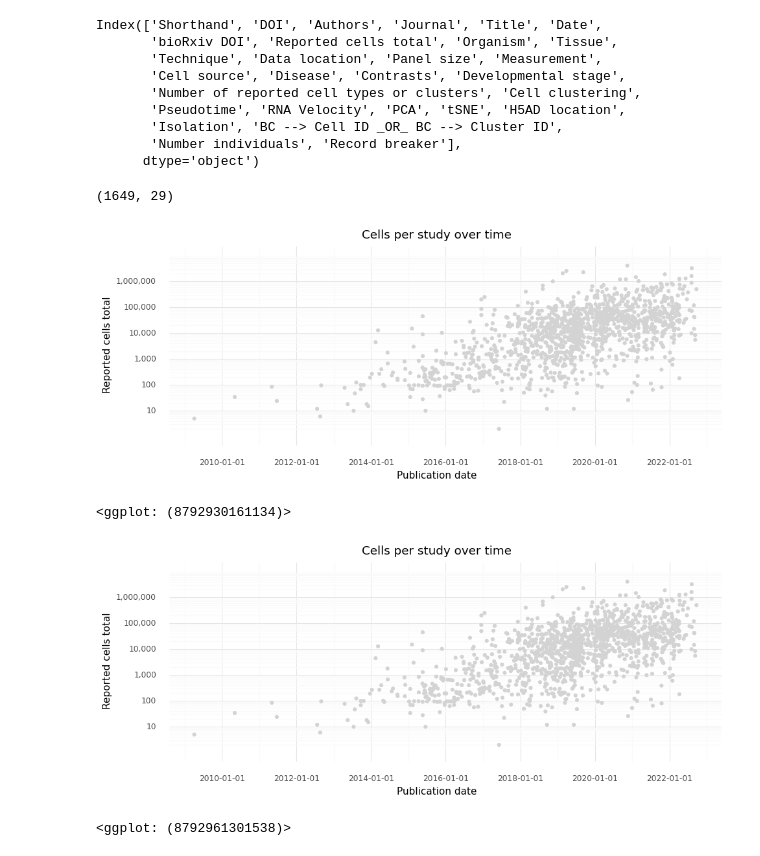
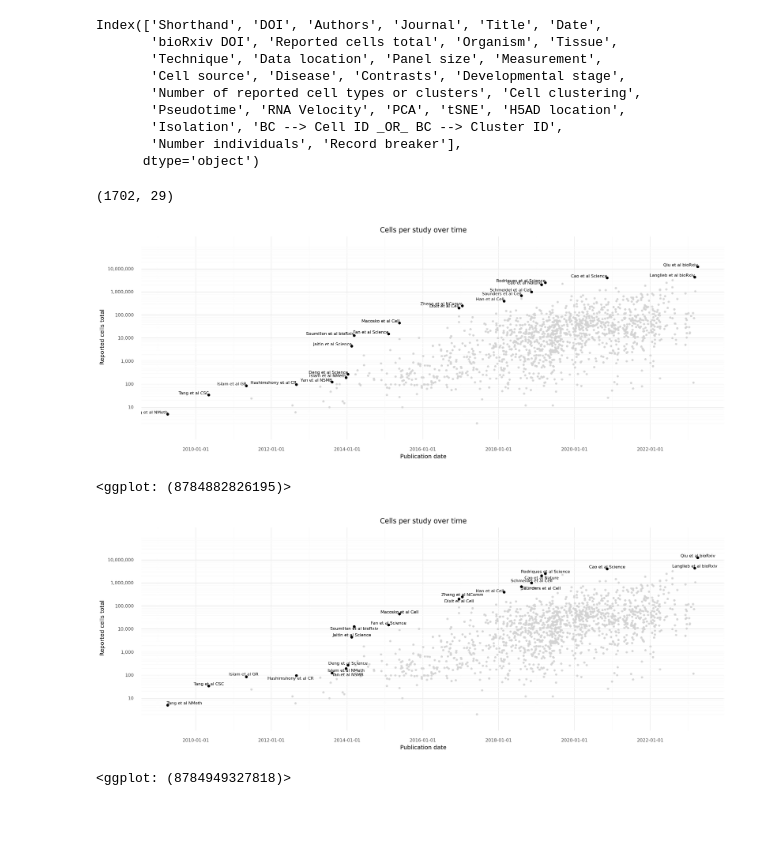
Before and after one commit to vals/single-cell-studies, a Jupyter notebook: 201109_Make_records_figure.ipynb, the cells around one changed output. Saved outputs shown, nothing was run; the diff lists cells and outputs as text; code cells hidden in the pictures; blank space fills up the shorter version.

Commit message:
Finally fix records figure plot bug

```diff
--- a/201109_Make_records_figure.ipynb
+++ b/201109_Make_records_figure.ipynb
@@ -22,4 +18,7 @@ df = df.sort_values('Date')
 # %%
+df = data.query('Measurement == "RNA-seq"').reset_index(drop = True)
+df = df.sort_values('Date')
+
 df['Record breaker'] = False
 
 record = 0
@@ -63,29 +62,55 @@ Index(['Shorthand', 'DOI', 'Authors', 'Journal', 'Title', 'Date',
 # %%
 df.shape
 # %% [output]
-(1649, 29)
+(1702, 29)
 # %%
-p.options.figure_size = (11, 4)
+p.options.figure_size = (20, 7)
 
 fig =  (
     p.ggplot(p.aes(x = 'Date', y = 'Reported cells total'), df)
     + p.geom_point(color = 'lightgrey')
-    + p.scale_y_log10(breaks = [1e1, 1e2, 1e3, 1e4, 1e5, 1e6], limits = (1, 1e7), labels = comma_format())
+    + p.geom_point(size = 2, color = 'black', data = df.query('`Record breaker` == True'))
+    + p.geom_text(
+        p.aes(label = 'Shorthand'),
+        data = df.query('`Record breaker` == True'),
+        size = 8,
+        ha = 'right',
+        va = 'bottom'
+    )
+    + p.scale_y_log10(breaks = [1e1, 1e2, 1e3, 1e4, 1e5, 1e6, 1e7], limits = (1, 1e8), labels = comma_format())
+    + p.scale_x_datetime()
     + p.theme_minimal()
     + p.labs(title = 'Cells per study over time', x = 'Publication date')
 )
 
 fig
 # %% [output]
-[figure, old version]
+[figure, new version]
-<ggplot: (8792930161134)>
+<ggplot: (8784882826195)>
 # %%
-p.options.figure_size = (11, 4)
+p.options.figure_size = (20, 7)
 
 fig =  (
     p.ggplot(p.aes(x = 'Date', y = 'Reported cells total'), df)
     + p.geom_point(color = 'lightgrey')
-    + p.scale_y_log10(breaks = [1e1, 1e2, 1e3, 1e4, 1e5, 1e6], limits = (1, 1e7), labels = comma_format())
+    + p.geom_point(size = 2, color = 'black', data = df.query('`Record breaker` == True'))
+    + p.geom_text(
+        p.aes(label = 'Shorthand'),
+        data = df.query('`Record breaker` == True'),
+        size = 8,
+        adjust_text = {
+            'expand_points': (1, 1.1),
+            'expand_text': (1.5, 1.05),
+            'arrowprops': {
+                'arrowstyle': '-',
+                'color': 'black',
+                'lw': 0.5,
+                'zorder': 0
+            },
+            'autoalign': 'y',
+        }
+    )
+    + p.scale_y_log10(breaks = [1e1, 1e2, 1e3, 1e4, 1e5, 1e6, 1e7], limits = (1, 1e8), labels = comma_format())
     + p.scale_x_datetime()
     + p.theme_minimal()
     + p.labs(title = 'Cells per study over time', x = 'Publication date')
@@ -93,5 +118,5 @@ fig =  (
 
 fig
 # %% [output]
-[figure, old version]
+[figure, new version]
-<ggplot: (8792961301538)>
+<ggplot: (8784949327818)>
```
Also changed, not shown: parts of 7 cells of this notebook.
